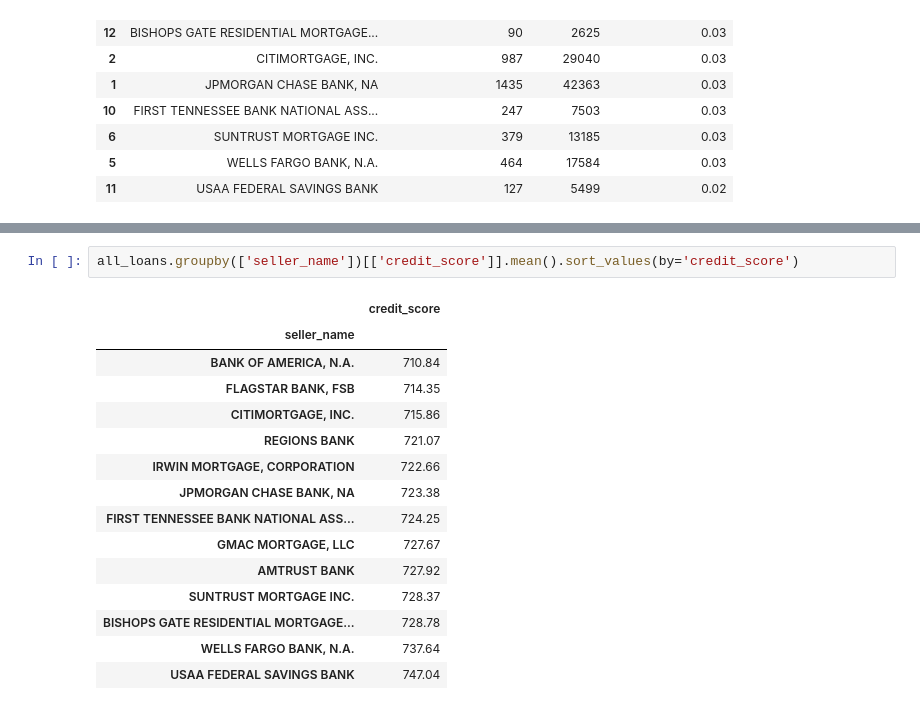
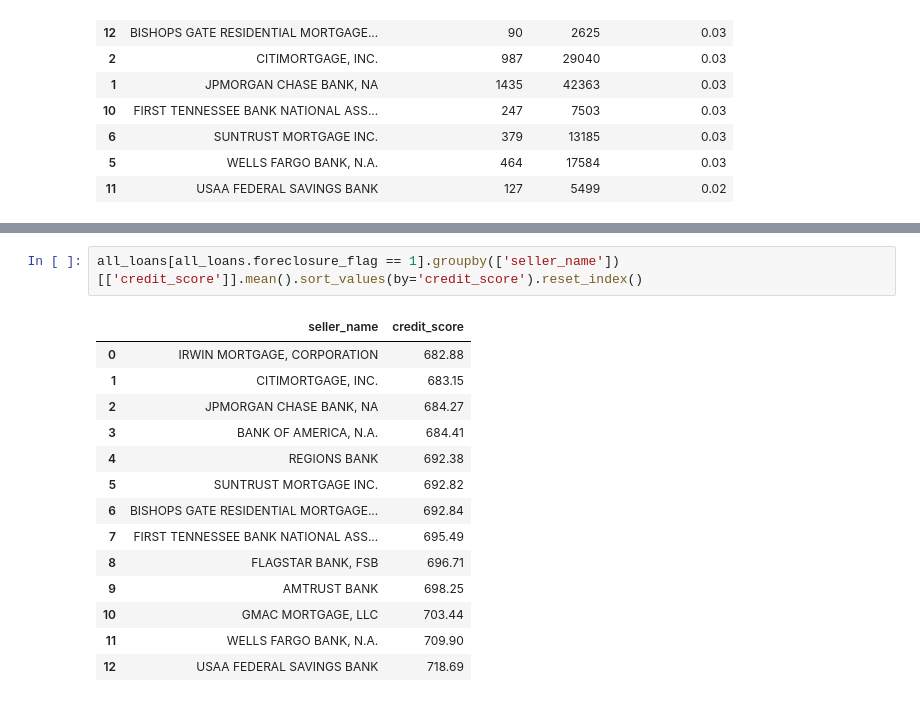
Before and after one commit to jcabiles/AnalysisPractice, a Jupyter notebook: foreclosed_loans_analysis/Analysis of Foreclosed Loans.ipynb, the cells around one changed output, grey strips where cells are left out. Drawn from its saved outputs; the diff is of its cells as text.

```diff
--- a/foreclosed_loans_analysis/Analysis of Foreclosed Loans.ipynb
+++ b/foreclosed_loans_analysis/Analysis of Foreclosed Loans.ipynb
@@ -238,18 +262,17 @@ all_loans_aggs.sort_values(by=['percent_foreclosed'], ascending=False)
 # %%
-all_loans.groupby(['seller_name'])[['credit_score']].mean().sort_values(by='credit_score')
+all_loans[all_loans.foreclosure_flag == 1].groupby(['seller_name'])[['credit_score']].mean().sort_values(by='credit_score').reset_index()
 # %% [output]
-|  | credit_score |
-| seller_name |  |
-| BANK OF AMERICA, N.A. | 710.84 |
-| FLAGSTAR BANK, FSB | 714.35 |
-| CITIMORTGAGE, INC. | 715.86 |
-| REGIONS BANK | 721.07 |
-| IRWIN MORTGAGE, CORPORATION | 722.66 |
-| JPMORGAN CHASE BANK, NA | 723.38 |
-| FIRST TENNESSEE BANK NATIONAL ASS... | 724.25 |
-| GMAC MORTGAGE, LLC | 727.67 |
-| AMTRUST BANK | 727.92 |
-| SUNTRUST MORTGAGE INC. | 728.37 |
-| BISHOPS GATE RESIDENTIAL MORTGAGE... | 728.78 |
-| WELLS FARGO BANK, N.A. | 737.64 |
-| USAA FEDERAL SAVINGS BANK | 747.04 |
+|  | seller_name | credit_score |
+| 0 | IRWIN MORTGAGE, CORPORATION | 682.88 |
+| 1 | CITIMORTGAGE, INC. | 683.15 |
+| 2 | JPMORGAN CHASE BANK, NA | 684.27 |
+| 3 | BANK OF AMERICA, N.A. | 684.41 |
+| 4 | REGIONS BANK | 692.38 |
+| 5 | SUNTRUST MORTGAGE INC. | 692.82 |
+| 6 | BISHOPS GATE RESIDENTIAL MORTGAGE... | 692.84 |
+| 7 | FIRST TENNESSEE BANK NATIONAL ASS... | 695.49 |
+| 8 | FLAGSTAR BANK, FSB | 696.71 |
+| 9 | AMTRUST BANK | 698.25 |
+| 10 | GMAC MORTGAGE, LLC | 703.44 |
+| 11 | WELLS FARGO BANK, N.A. | 709.90 |
+| 12 | USAA FEDERAL SAVINGS BANK | 718.69 |
```
Also changed, not shown: parts of 1 cell of this notebook.
